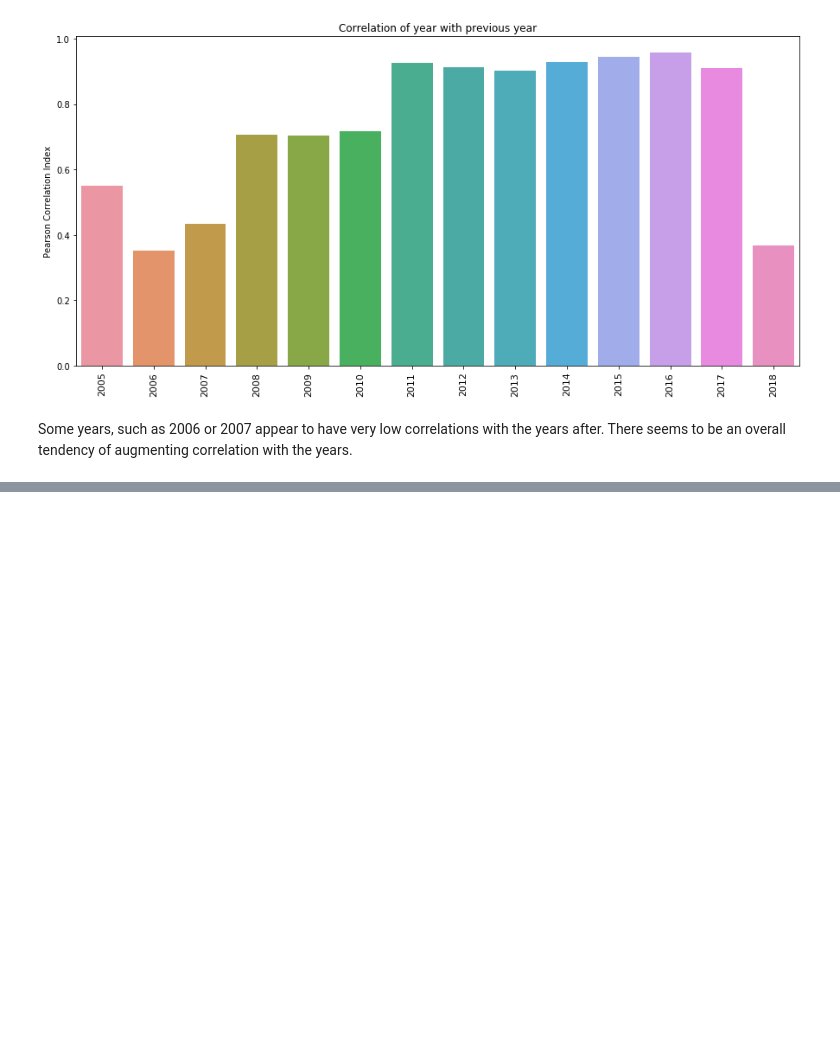
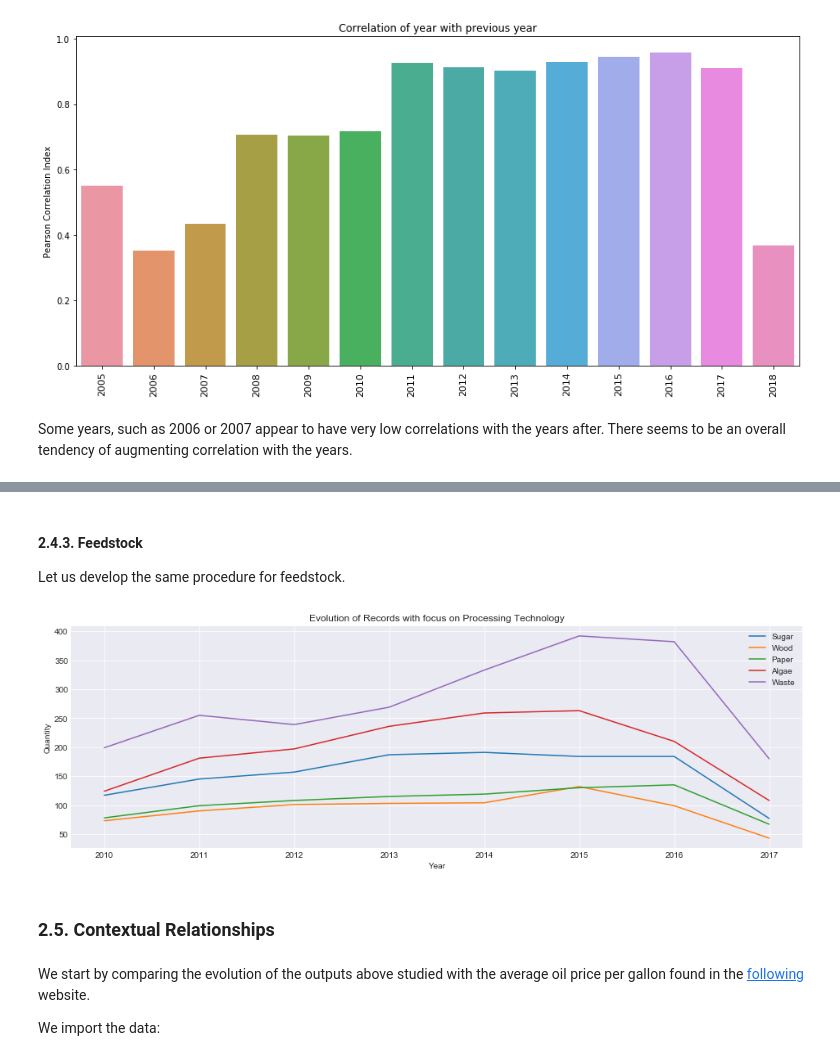
Before and after one commit to duarteocarmo/technological_capabilities, a Jupyter notebook: notebooks/2_2_Capability Correlations_Time.ipynb, the cells around one changed output, grey strips where cells are left out. Cells and saved outputs as stored; diff of their text form; code cells hidden in the pictures; blank space fills up the shorter version.

Commit message:
Over time viz + context relations

```diff
--- a/notebooks/2_2_Capability Correlations_Time.ipynb
+++ b/notebooks/2_2_Capability Correlations_Time.ipynb
@@ -364,0 +437,28 @@ Some years, such as 2006 or 2007 appear to have very low correlations with the y
+# %% [markdown]
+#### 2.4.3. Feedstock <a class="anchor" id="two-four-three"></a>
+
+Let us develop the same procedure for feedstock.
+# %%
+# plot the graph
+plt.style.use('seaborn-darkgrid')
+plt.subplots(1,1,figsize=(16, 5))
+plt.subplot(111)
+plt.title("Evolution of Records with focus on Processing Technology")
+plt.xlabel("Year")
+plt.ylabel("Quantity")
+plt.plot(range(2010, 2018),get_records_of('sugar', 'Feedstock', normalization=False), label="Sugar")
+plt.plot(range(2010, 2018),get_records_of('wood', 'Feedstock', normalization=False), label="Wood")
+plt.plot(range(2010, 2018),get_records_of('paper', 'Feedstock', normalization=False), label="Paper")
+plt.plot(range(2010, 2018),get_records_of('algae', 'Feedstock', normalization=False), label="Algae")
+plt.plot(range(2010, 2018),get_records_of('waste', 'Feedstock', normalization=False), label="Waste")
+plt.xticks(range(2010, 2018), [str(a) for a in range(2010, 2018)])
+plt.legend()
+plt.show()
+# %% [output]
+[figure, added]
+# %% [markdown]
+### 2.5. Contextual Relationships <a class="anchor" id="two-five"></a>
+# %% [markdown]
+We start by comparing the evolution of the outputs above studied with the average oil price per gallon found in the [following](https://fred.stlouisfed.org/series/GASREGCOVM#0) website.
+
+We import the data:
```
Also changed, not shown: parts of 27 cells of this notebook.
